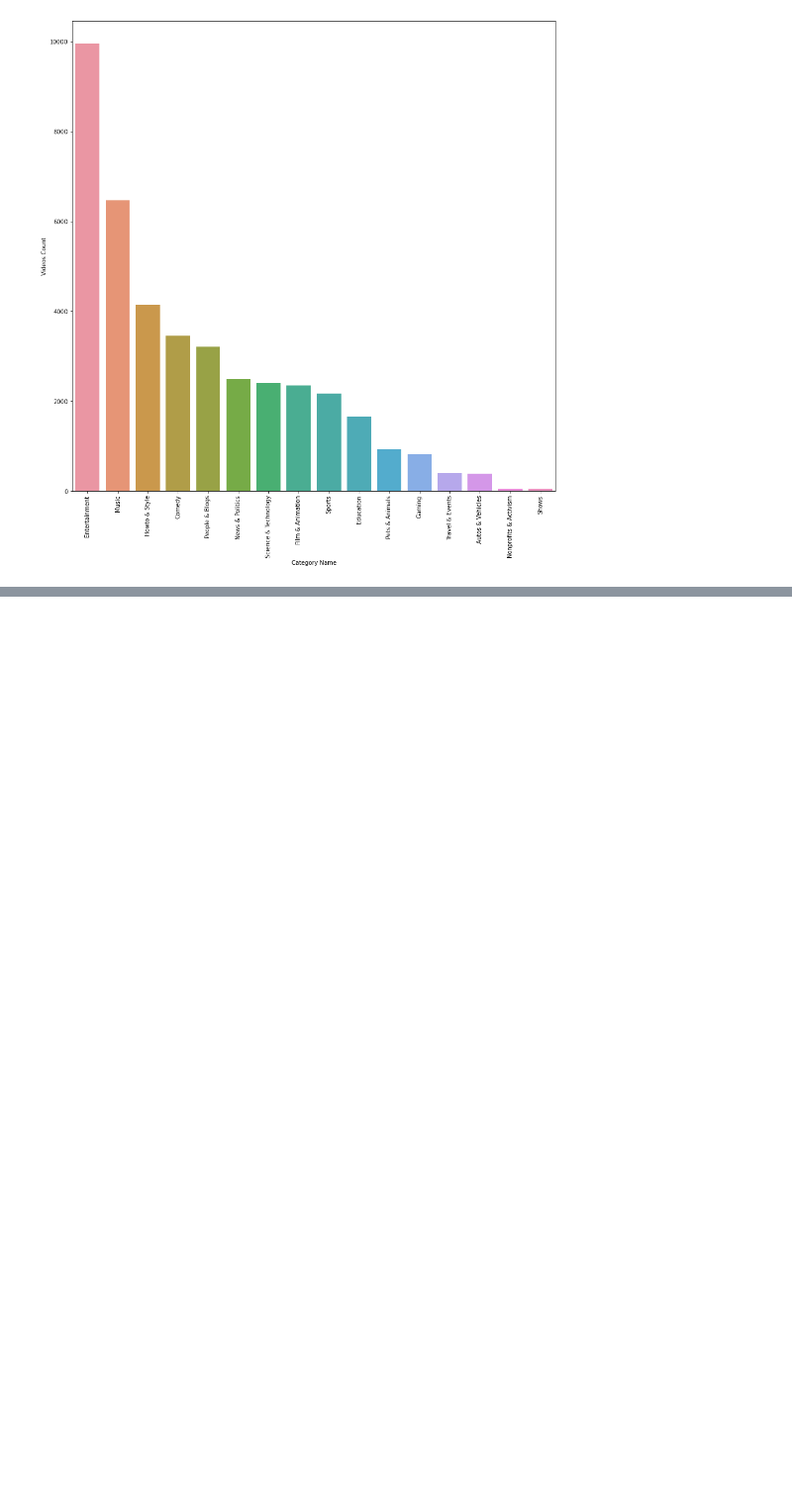
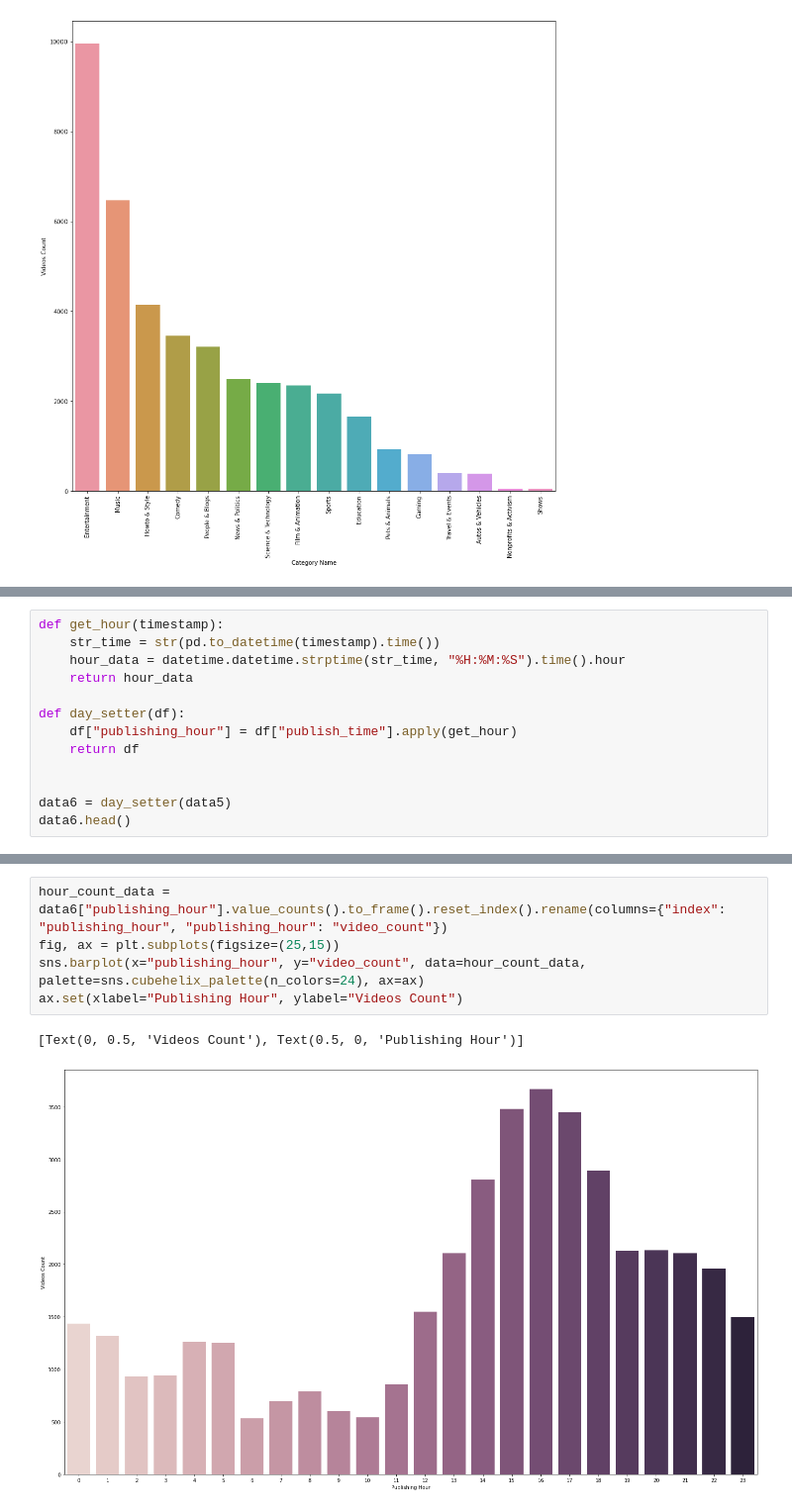
Before and after one commit to mjijas/DS_Project_2020, a Jupyter notebook: DSProject.ipynb, the cells around one changed output, grey strips where cells are left out. Shown at 99% size. Saved outputs shown, nothing was run; the diff lists cells and outputs as text; blank space fills up the shorter version.

```diff
--- a/DSProject.ipynb
+++ b/DSProject.ipynb
@@ -143,0 +176,13 @@ ax.set(xlabel="Category Name", ylabel="Videos Count")
+# %%
+def get_hour(timestamp):
+    str_time = str(pd.to_datetime(timestamp).time())
+    hour_data = datetime.datetime.strptime(str_time, "%H:%M:%S").time().hour
+    return hour_data
+
+def day_setter(df):
+    df["publishing_hour"] = df["publish_time"].apply(get_hour)
+    return df
+
+
+data6 = day_setter(data5)
+data6.head()
@@ -143,0 +196,9 @@ ax.set(xlabel="Category Name", ylabel="Videos Count")
+# %%
+hour_count_data = data6["publishing_hour"].value_counts().to_frame().reset_index().rename(columns={"index": "publishing_hour", "publishing_hour": "video_count"})
+fig, ax = plt.subplots(figsize=(25,15))
+sns.barplot(x="publishing_hour", y="video_count", data=hour_count_data,
+palette=sns.cubehelix_palette(n_colors=24), ax=ax)
+ax.set(xlabel="Publishing Hour", ylabel="Videos Count")
+# %% [output]
+[Text(0, 0.5, 'Videos Count'), Text(0.5, 0, 'Publishing Hour')]
+[figure, added]
```
Also changed, not shown: parts of 6 cells of this notebook.
